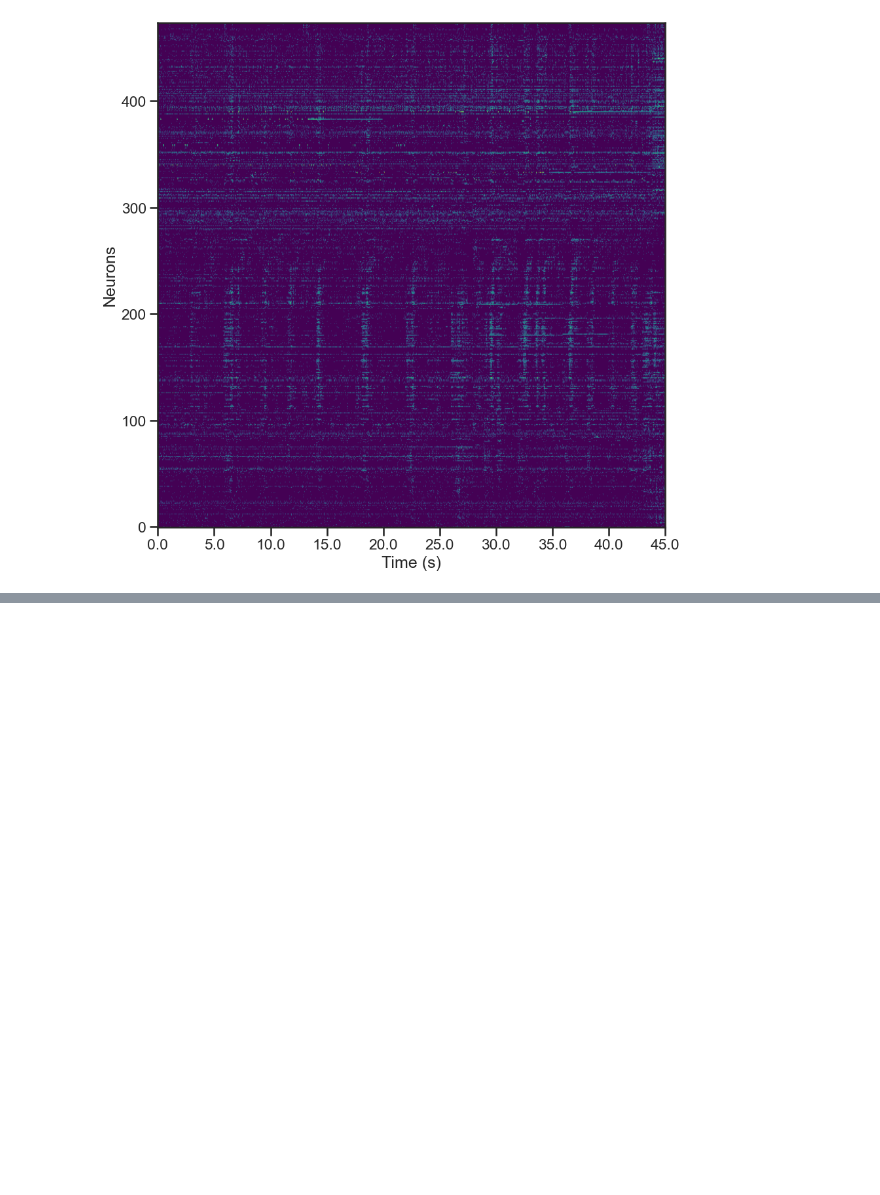
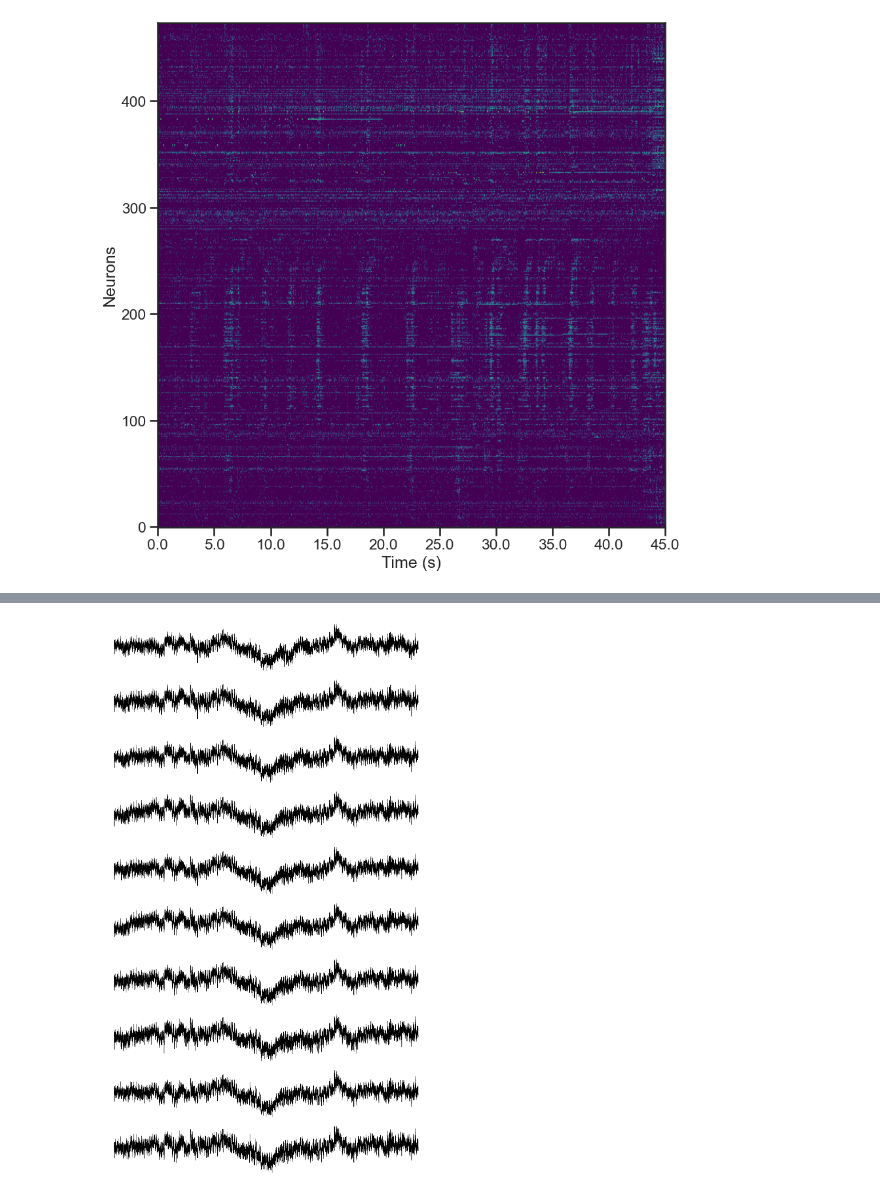
Before and after one commit to martinesparza/earthquake-analysis, a Jupyter notebook: notebooks/M044_2024_12_04_09_30.ipynb, the cells around one changed output, grey strips where cells are left out. Cells and saved outputs as stored; diff of their text form; code cells hidden in the pictures; blank space fills up the shorter version.

```diff
--- a/notebooks/M044_2024_12_04_09_30.ipynb
+++ b/notebooks/M044_2024_12_04_09_30.ipynb
@@ -171,0 +186,4 @@ with plt.style.context("seaborn-v0_8-bright"):
+# %%
+plot_ap_and_lf_traces(raw_rec_lf, start_time=0.1, duration=20, channels = 10)  # Plot 2 seconds starting at time 0
+# %% [output]
+[figure, added]
```
Also changed, not shown: parts of 3 cells of this notebook, 5 other files.
